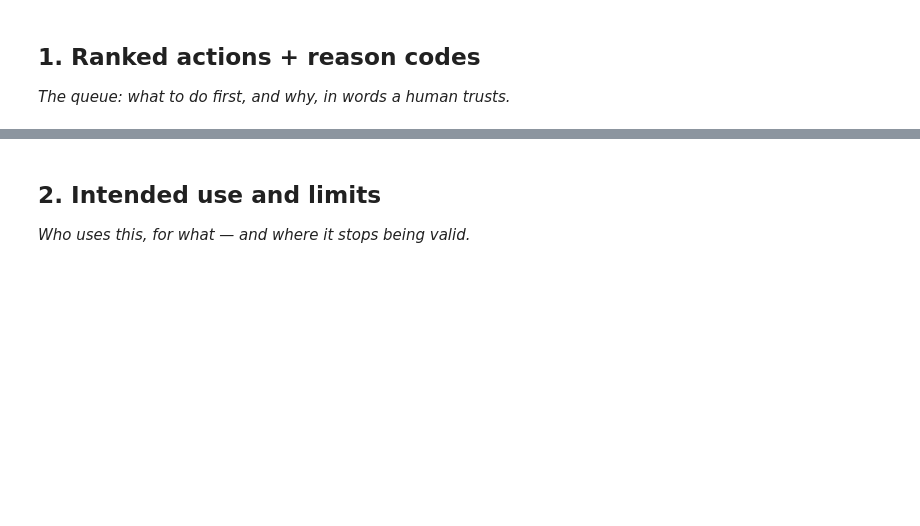
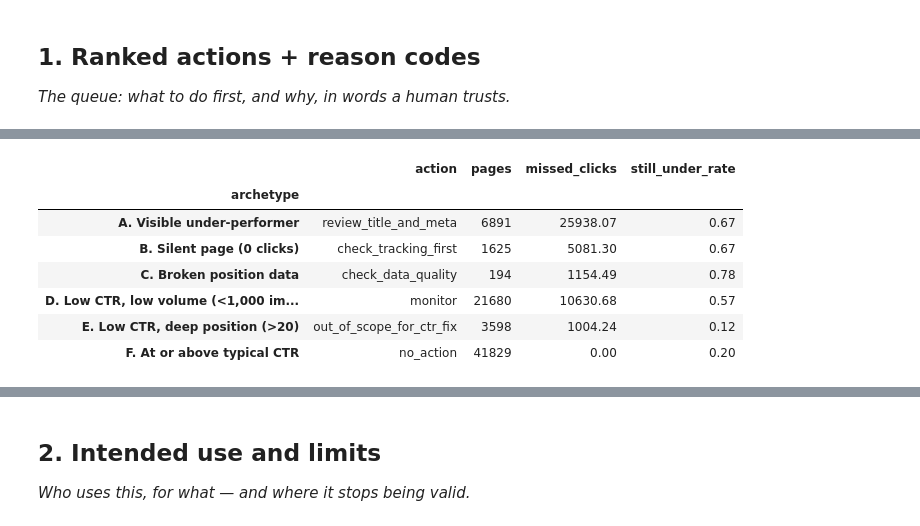
Before and after one commit to jjcodes999/flyrank-ml-repo, a Jupyter notebook: work/notebooks/w07_action_playbook.ipynb, the cells around one changed output, grey strips where cells are left out. Cells and saved outputs as stored; diff of their text form; code cells hidden in the pictures; blank space fills up the shorter version.

```diff
--- a/work/notebooks/w07_action_playbook.ipynb
+++ b/work/notebooks/w07_action_playbook.ipynb
@@ -15,0 +138,36 @@ This skeleton is yours to fill. Work the sections **in order** — each one has
+# %%
+# ARCHETYPE -> ACTION: every page sorted into one simple type (rule-based types, not clusters)
+below = pages["ctr_h1"] < pages["expected_ctr_h1"]
+pages["archetype"] = np.select(
+    [pages["flagged"] & (pages["position_h1"] < 1),
+     pages["flagged"] & (pages["clicks_h1"] == 0),
+     pages["flagged"],
+     below & (pages["position_h1"] > MAX_POSITION),
+     below],
+    ["C. Broken position data", "B. Silent page (0 clicks)", "A. Visible under-performer",
+     "E. Low CTR, deep position (>20)", "D. Low CTR, low volume (<1,000 impr.)"],
+    default="F. At or above typical CTR")
+
+action_for = {
+    "A. Visible under-performer": "review_title_and_meta",
+    "B. Silent page (0 clicks)": "check_tracking_first",
+    "C. Broken position data": "check_data_quality",
+    "D. Low CTR, low volume (<1,000 impr.)": "monitor",
+    "E. Low CTR, deep position (>20)": "out_of_scope_for_ctr_fix",
+    "F. At or above typical CTR": "no_action",
+}
+arche = pages.groupby("archetype").agg(
+    pages=("still_under", "size"),
+    missed_clicks=("missed_clicks_h1", lambda s: s.clip(lower=0).sum()),
+    still_under_rate=("still_under", "mean")).round(2)
+arche.insert(0, "action", [action_for[a] for a in arche.index])
+display(arche)
+# %% [output]
+|  | action | pages | missed_clicks | still_under_rate |
+| archetype |  |  |  |  |
+| A. Visible under-performer | review_title_and_meta | 6891 | 25938.07 | 0.67 |
+| B. Silent page (0 clicks) | check_tracking_first | 1625 | 5081.30 | 0.67 |
+| C. Broken position data | check_data_quality | 194 | 1154.49 | 0.78 |
+| D. Low CTR, low volume (<1,000 im... | monitor | 21680 | 10630.68 | 0.57 |
+| E. Low CTR, deep position (>20) | out_of_scope_for_ctr_fix | 3598 | 1004.24 | 0.12 |
+| F. At or above typical CTR | no_action | 41829 | 0.00 | 0.20 |
```
Also changed, not shown: parts of 4 cells of this notebook.
